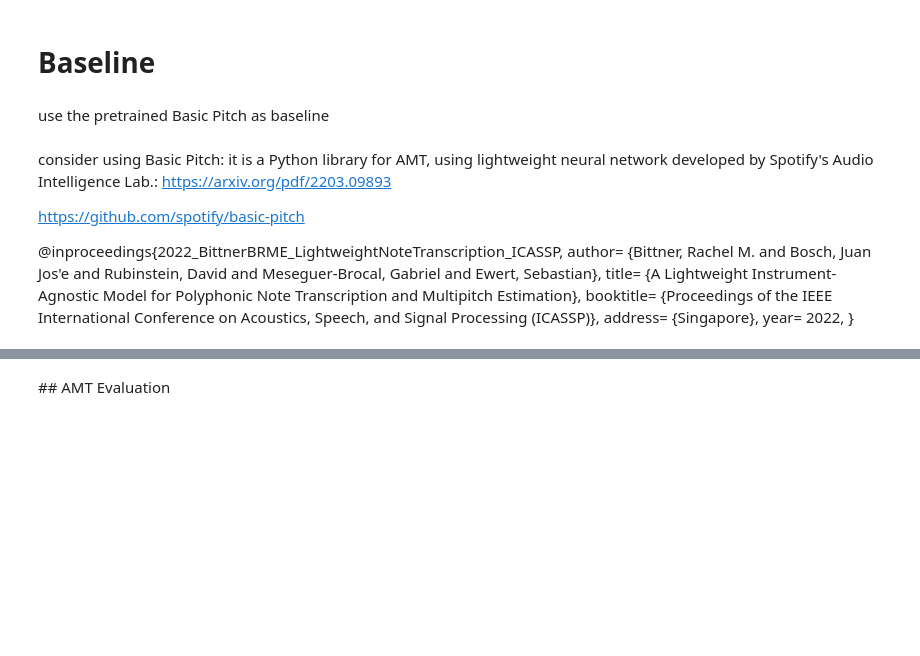
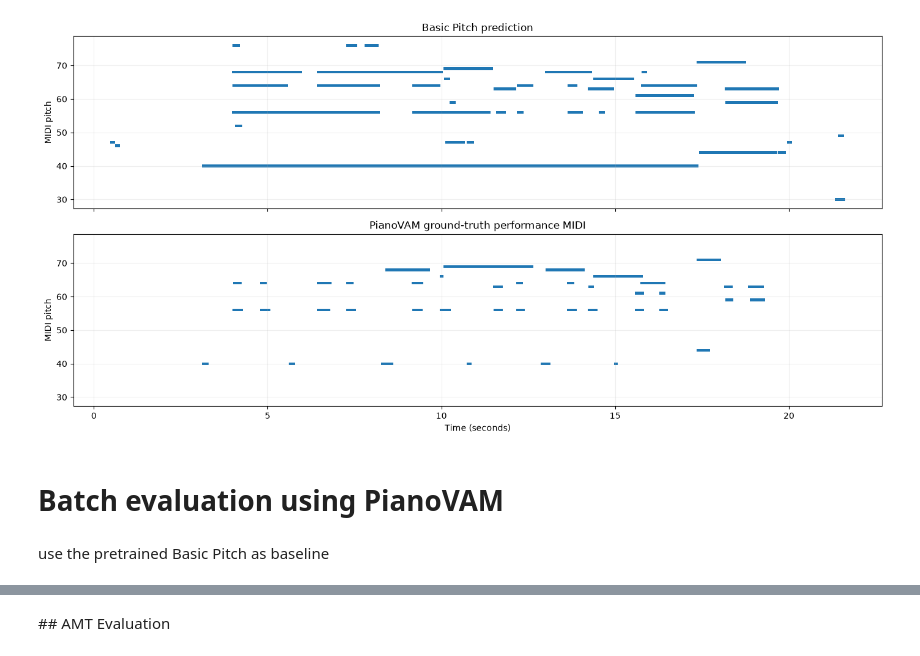
Before and after one commit to lambda-feedback/compareMusic, a Jupyter notebook: notebooks/Audio_Processing.ipynb, the cells around one changed output, grey strips where cells are left out. Drawn from its saved outputs; the diff is of its cells as text; code cells hidden in the pictures; blank space fills up the shorter version.

Commit message:
run Basic Pitch with one selected sample

```diff
--- a/notebooks/Audio_Processing.ipynb
+++ b/notebooks/Audio_Processing.ipynb
@@ -28,0 +216,17 @@ import librosa
+# %%
+import pretty_midi
+ground_truth_midi = pretty_midi.PrettyMIDI(str(MIDI_PATH))
+tsv_df = pd.read_csv(TSV_PATH, sep="\t")
+
+print("Ground-truth MIDI instruments:", len(ground_truth_midi.instruments))
+for instrument in ground_truth_midi.instruments:
+    print(
+        "name =", instrument.name,
+        "| notes =", len(instrument.notes),
+        "| drum =", instrument.is_drum,
+    )
+
+print("\nTSV columns:")
+print(list(tsv_df.columns))
+
+tsv_df.head()
@@ -29,4 +399,32 @@ import librosa
+# %%
+import matplotlib.pyplot as plt
+
+fig, axes = plt.subplots(2, 1, figsize=(14, 7), sharex=True, sharey=True)
+
+for note in predicted_notes:
+    axes[0].broken_barh(
+        [(note["onset"], note["duration"])],
+        (note["pitch"] - 0.4, 0.8),
+    )
+
+for note in ground_truth_notes:
+    axes[1].broken_barh(
+        [(note["onset"], note["duration"])],
+        (note["pitch"] - 0.4, 0.8),
+    )
+
+axes[0].set_title("Basic Pitch prediction")
+axes[1].set_title("PianoVAM ground-truth performance MIDI")
+axes[0].set_ylabel("MIDI pitch")
+axes[1].set_ylabel("MIDI pitch")
+axes[1].set_xlabel("Time (seconds)")
+axes[0].grid(alpha=0.2)
+axes[1].grid(alpha=0.2)
+
+plt.tight_layout()
+# %% [output]
+[figure, added]
 # %% [markdown]
-# Baseline
+# Batch evaluation using PianoVAM
 # %% [markdown]
 use the pretrained Basic Pitch as baseline
@@ -50,12 +430,0 @@ def preprocess_audio(audio_signal, sample_rate):
-# %% [markdown]
-consider using Basic Pitch: it is a Python library for AMT, using lightweight neural network developed by Spotify's Audio Intelligence Lab.: https://arxiv.org/pdf/2203.09893
-
-https://github.com/spotify/basic-pitch
-
-@inproceedings{2022_BittnerBRME_LightweightNoteTranscription_ICASSP,
-  author= {Bittner, Rachel M. and Bosch, Juan Jos\'e and Rubinstein, David and Meseguer-Brocal, Gabriel and Ewert, Sebastian},
-  title= {A Lightweight Instrument-Agnostic Model for Polyphonic Note Transcription and Multipitch Estimation},
-  booktitle= {Proceedings of the IEEE International Conference on Acoustics, Speech, and Signal Processing (ICASSP)},
-  address= {Singapore},
-  year= 2022,
-}
```
Also changed, not shown: parts of 28 cells of this notebook.
